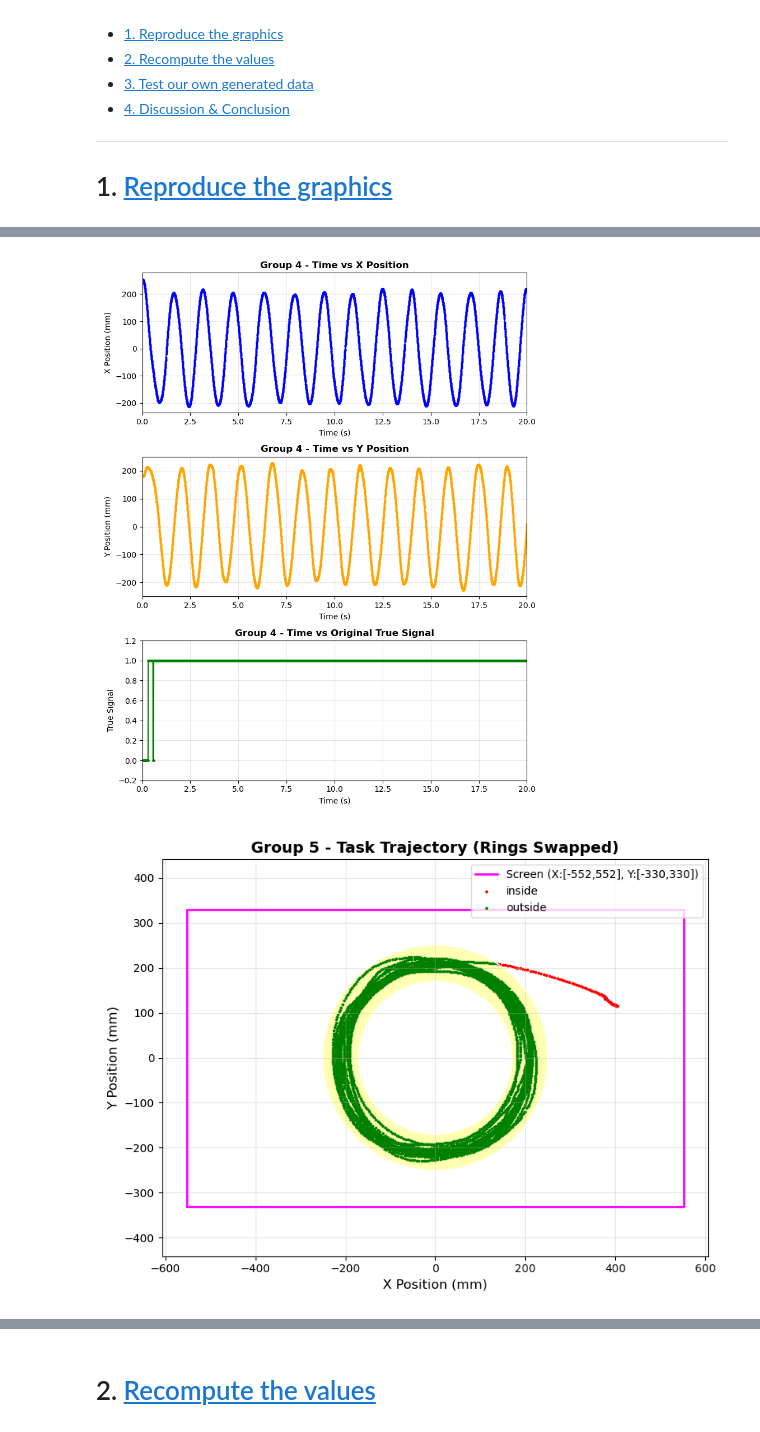
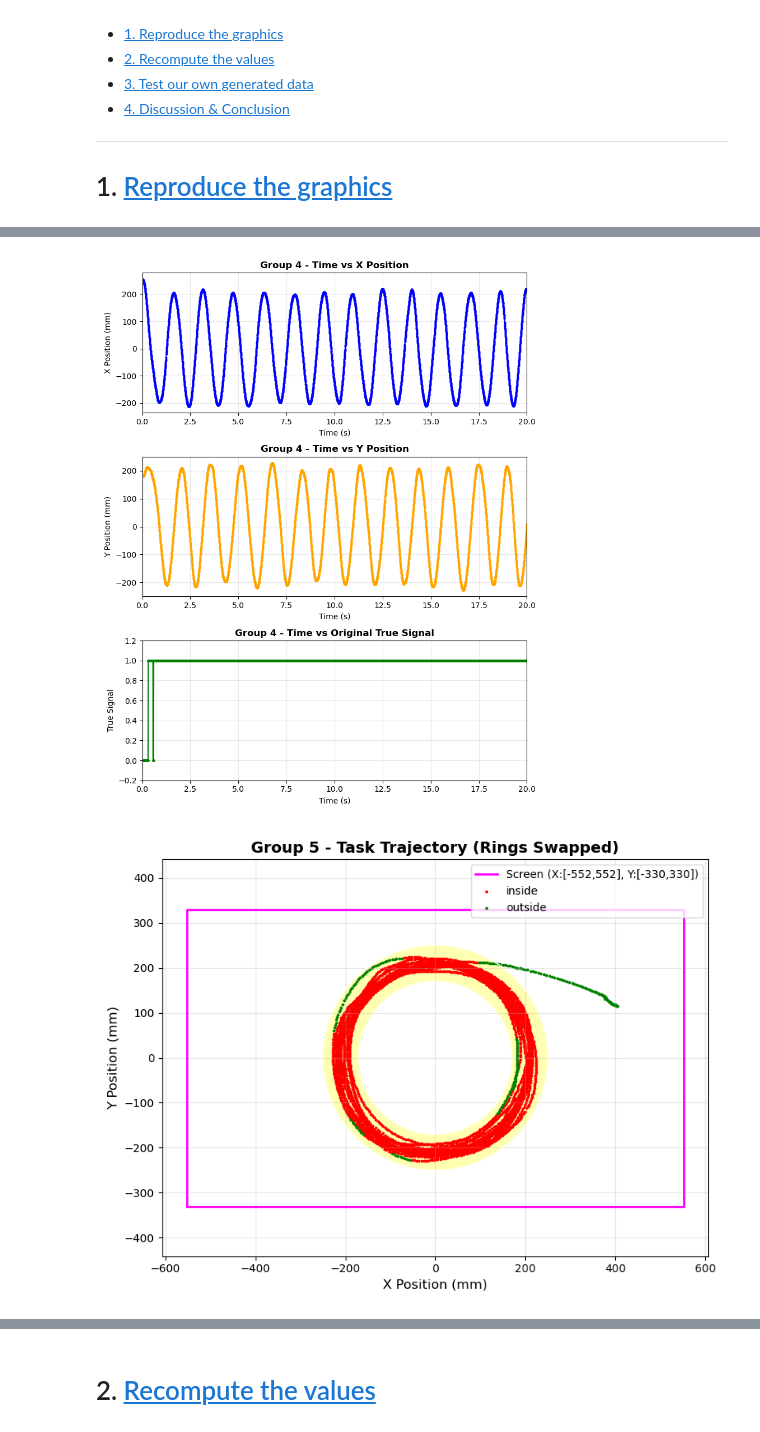
Before and after one commit to VictorSal0student/CodingProject, a Jupyter notebook: main.ipynb, the cells around one changed output, grey strips where cells are left out. Cells and saved outputs as stored; diff of their text form; code cells hidden in the pictures.

Commit message:
update how to examine in or out using true_signal rather we compare the outer ring

```diff
--- a/main.ipynb
+++ b/main.ipynb
@@ -134,11 +134,17 @@ for group in data_groups:
     plt.plot(inner_circle_x, inner_circle_y, color='white', linewidth=1.0)
 
     # 4. Color-coded trajectory (ring-swapped logic)
-    distances = np.sqrt(x**2 + y**2)
-    x_red = x[(distances >= internalRadius) & (distances <= externalRadius)]  # Outside → red
-    y_red = y[(distances >= internalRadius) & (distances <= externalRadius)]
-    x_green = x[(distances < internalRadius) | (distances > externalRadius)]  # Inside → green
-    y_green = y[(distances < internalRadius) | (distances > externalRadius)]
+    # distances = np.sqrt(x**2 + y**2)
+    # x_red = x[(distances >= internalRadius) & (distances <= externalRadius)]  # Outside → red
+    # y_red = y[(distances >= internalRadius) & (distances <= externalRadius)]
+    # x_green = x[(distances < internalRadius) | (distances > externalRadius)]  # Inside → green
+    # y_green = y[(distances < internalRadius) | (distances > externalRadius)]
+
+    threshold = 0.5  # Since true_signal is binary (0 or 1)
+    x_green = x[true_signal >= threshold]  # true_signal=1 → green (original "outside" label)
+    y_green = y[true_signal >= threshold]
+    x_red = x[true_signal < threshold]    # true_signal=0 → red (original "inside" label)
+    y_red = y[true_signal < threshold]
 
     plt.scatter(x_green, y_green, s=3, color='red', label='inside')
     plt.scatter(x_red, y_red, s=3, color='green', label='outside')
@@ -220,5 +226,5 @@ Successfully split into 5 valid data groups
 [figure]
-[figure, old version]
+[figure, new version]
 [figure]
 # %% [markdown]
 <a id="2-title"></a>
```
Also changed, not shown: parts of 2 cells of this notebook.
